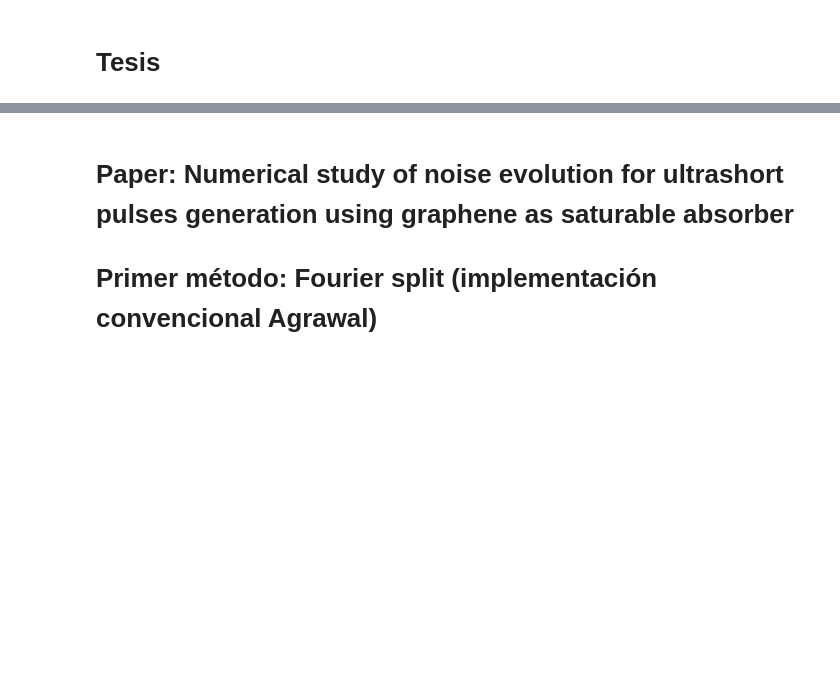
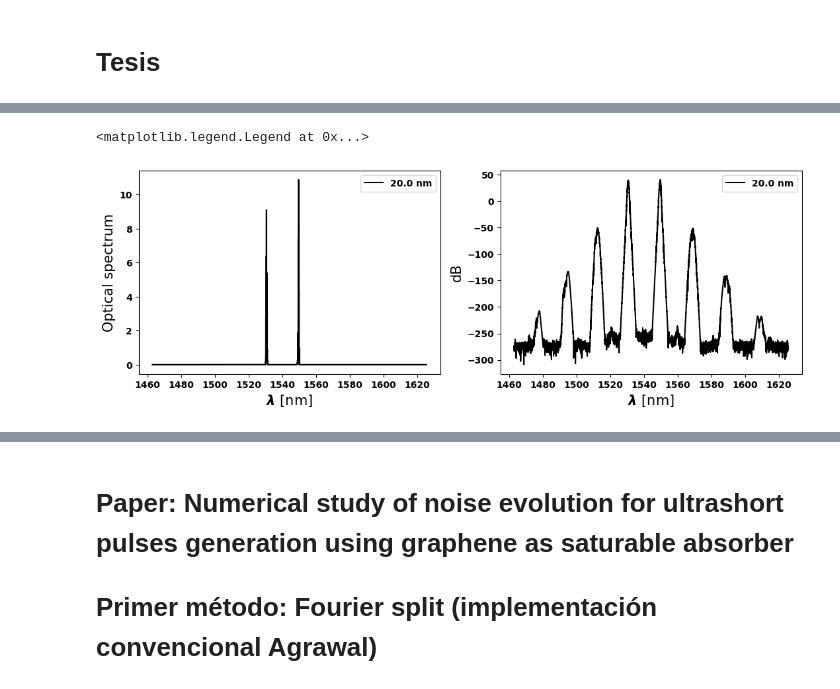
Before and after one commit to EstebanM-98/University_codes, a Jupyter notebook: Ingenieria/Nonlinear_Optics/Dualband/evol_ultrashort(1).ipynb, the cells around one changed output, grey strips where cells are left out. Drawn from its saved outputs; the diff is of its cells as text; code cells hidden in the pictures; blank space fills up the shorter version.

```diff
--- a/Ingenieria/Nonlinear_Optics/Dualband/evol_ultrashort(1).ipynb
+++ b/Ingenieria/Nonlinear_Optics/Dualband/evol_ultrashort(1).ipynb
@@ -240,0 +242,26 @@ for ii in range(1,voltas):
+# %%
+f=plt.figure(figsize=(20,4))
+
+w0=(2*np.pi*luz)/(1540*1e-9)
+dw= 2*np.pi/(nt*dt*1e-12)
+w = np.array([j*dw for j in range(-int(nt/2), int(nt/2))])
+w=w+w0
+WL=np.sort((2*np.pi*luz)/w)
+delt=Delta_landa1(np.abs(fourierT(u[-1,:]))**2,WL)
+
+plt.subplot(131)
+plt.plot(WL*1e9,np.abs(fourierT(u[-1,:])*dt)**2,'k',label=str(round(delt*1e9,2))+' nm')
+
+plt.xlabel('$\lambda$ [nm]',fontsize=15)
+plt.ylabel('Optical spectrum',fontsize=15)
+plt.legend()
+
+
+plt.subplot(132)
+plt.plot(WL*1e9,10*np.log10(np.abs(fourierT(u[-1,:])*dt)**2/1e-3),'k',label=str(round(delt*1e9,2))+' nm')
+plt.xlabel('$\lambda$ [nm]',fontsize=15)
+plt.ylabel('dB',fontsize=15)
+plt.legend()
+# %% [output]
+<matplotlib.legend.Legend at 0x...>
+[figure, added]
```
Also changed, not shown: parts of 11 cells of this notebook.
